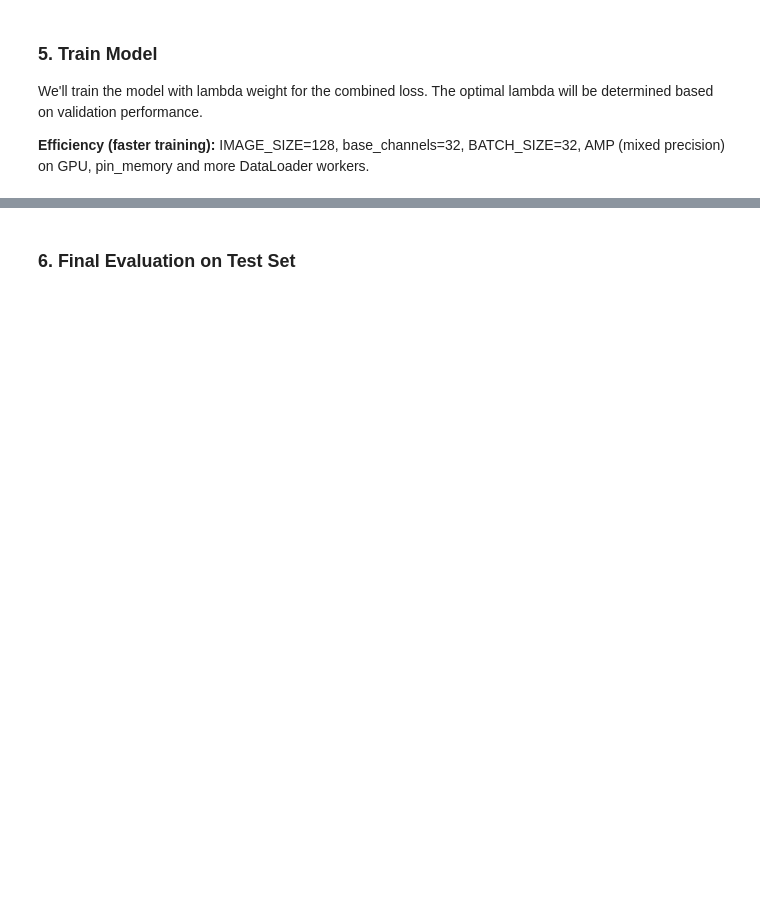
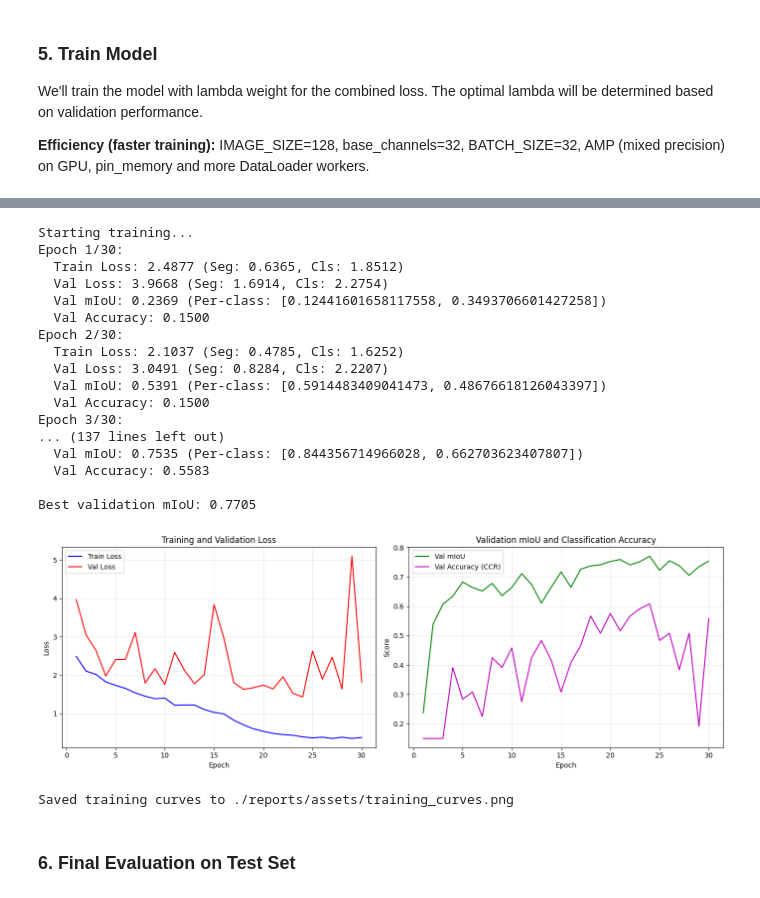
Before and after one commit to mgiannopoulos24/Image-Analysis-Artificial-Vision, a Jupyter notebook: PetClassification_CV_2025_MariosGiannopoulos.ipynb, the cells around one changed output, grey strips where cells are left out. Drawn from its saved outputs; the diff is of its cells as text; code cells hidden in the pictures; blank space fills up the shorter version.

```diff
--- a/PetClassification_CV_2025_MariosGiannopoulos.ipynb
+++ b/PetClassification_CV_2025_MariosGiannopoulos.ipynb
@@ -613,33 +700,83 @@ for epoch in range(NUM_EPOCHS):
         model, train_loader, criterion_seg, criterion_cls, optimizer, device, LAMBDA_WEIGHT, scaler=scaler
     )
 
     # Validate
     val_loss, val_seg_loss, val_cls_loss, val_miou, val_per_class_iou, val_acc, val_cm = validate(
         model, val_loader, criterion_seg, criterion_cls, device, LAMBDA_WEIGHT
     )
 
     # Update learning rate
     scheduler.step(val_loss)
 
     # Save best model
     if val_miou > best_val_miou:
         best_val_miou = val_miou
         best_model_state = model.state_dict().copy()
 
     train_losses.append(train_loss)
     val_losses.append(val_loss)
     val_mious.append(val_miou)
     val_accs.append(val_acc)
 
     print(f"Epoch {epoch+1}/{NUM_EPOCHS}:")
     print(f"  Train Loss: {train_loss:.4f} (Seg: {train_seg_loss:.4f}, Cls: {train_cls_loss:.4f})")
     print(f"  Val Loss: {val_loss:.4f} (Seg: {val_seg_loss:.4f}, Cls: {val_cls_loss:.4f})")
     print(f"  Val mIoU: {val_miou:.4f} (Per-class: {val_per_class_iou})")
     print(f"  Val Accuracy: {val_acc:.4f}")
 
 # Load best model
 model.load_state_dict(best_model_state)
 print(f"\nBest validation mIoU: {best_val_miou:.4f}")
+
+# Save training curves plot
+import os
+assets_dir = './reports/assets'
+os.makedirs(assets_dir, exist_ok=True)
+
+fig, axes = plt.subplots(1, 2, figsize=(14, 5))
+
+# Plot losses
+axes[0].plot(range(1, NUM_EPOCHS+1), train_losses, 'b-', label='Train Loss')
+axes[0].plot(range(1, NUM_EPOCHS+1), val_losses, 'r-', label='Val Loss')
+axes[0].set_xlabel('Epoch')
+axes[0].set_ylabel('Loss')
+axes[0].set_title('Training and Validation Loss')
+axes[0].legend()
+axes[0].grid(True, alpha=0.3)
+
+# Plot mIoU and accuracy
+axes[1].plot(range(1, NUM_EPOCHS+1), val_mious, 'g-', label='Val mIoU')
+axes[1].plot(range(1, NUM_EPOCHS+1), val_accs, 'm-', label='Val Accuracy (CCR)')
+axes[1].set_xlabel('Epoch')
+axes[1].set_ylabel('Score')
+axes[1].set_title('Validation mIoU and Classification Accuracy')
+axes[1].legend()
+axes[1].grid(True, alpha=0.3)
+
+plt.tight_layout()
+plt.savefig(f'{assets_dir}/training_curves.png', dpi=150, bbox_inches='tight')
+plt.show()
+print(f"Saved training curves to {assets_dir}/training_curves.png")
+# %% [output]
+Starting training...
+Epoch 1/30:
+  Train Loss: 2.4877 (Seg: 0.6365, Cls: 1.8512)
+  Val Loss: 3.9668 (Seg: 1.6914, Cls: 2.2754)
+  Val mIoU: 0.2369 (Per-class: [0.12441601658117558, 0.3493706601427258])
+  Val Accuracy: 0.1500
+Epoch 2/30:
+  Train Loss: 2.1037 (Seg: 0.4785, Cls: 1.6252)
+  Val Loss: 3.0491 (Seg: 0.8284, Cls: 2.2207)
+  Val mIoU: 0.5391 (Per-class: [0.5914483409041473, 0.48676618126043397])
+  Val Accuracy: 0.1500
+Epoch 3/30:
+... (137 lines left out)
+  Val mIoU: 0.7535 (Per-class: [0.844356714966028, 0.662703623407807])
+  Val Accuracy: 0.5583
+
+Best validation mIoU: 0.7705
+[figure, added]
+Saved training curves to ./reports/assets/training_curves.png
 # %% [markdown]
 ### 6. Final Evaluation on Test Set
 # %%
```
Also changed, not shown: parts of 24 cells of this notebook, 11 other files.
